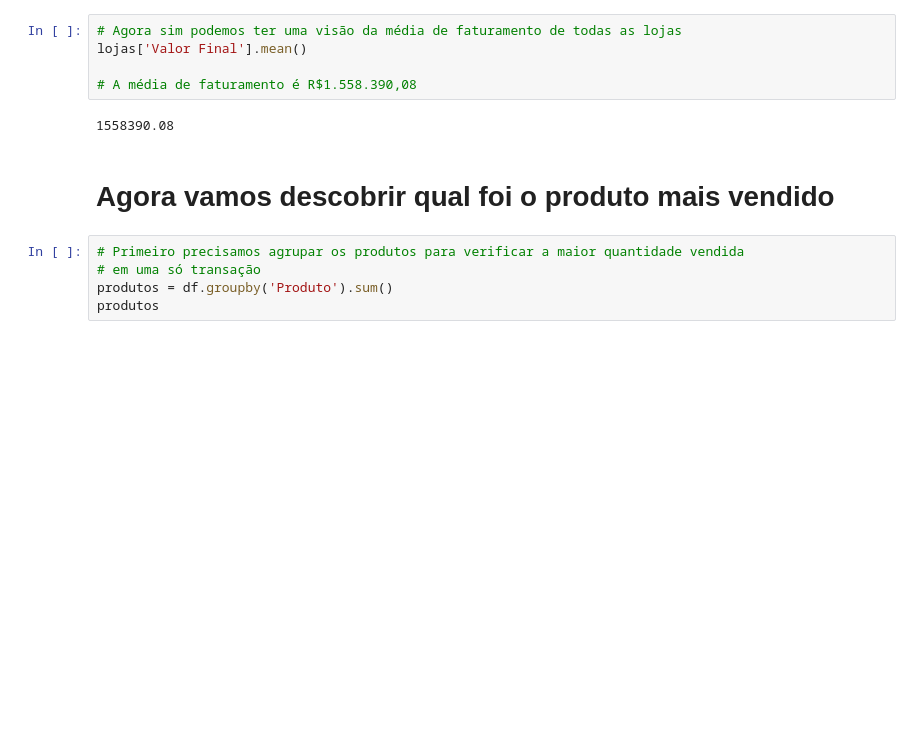
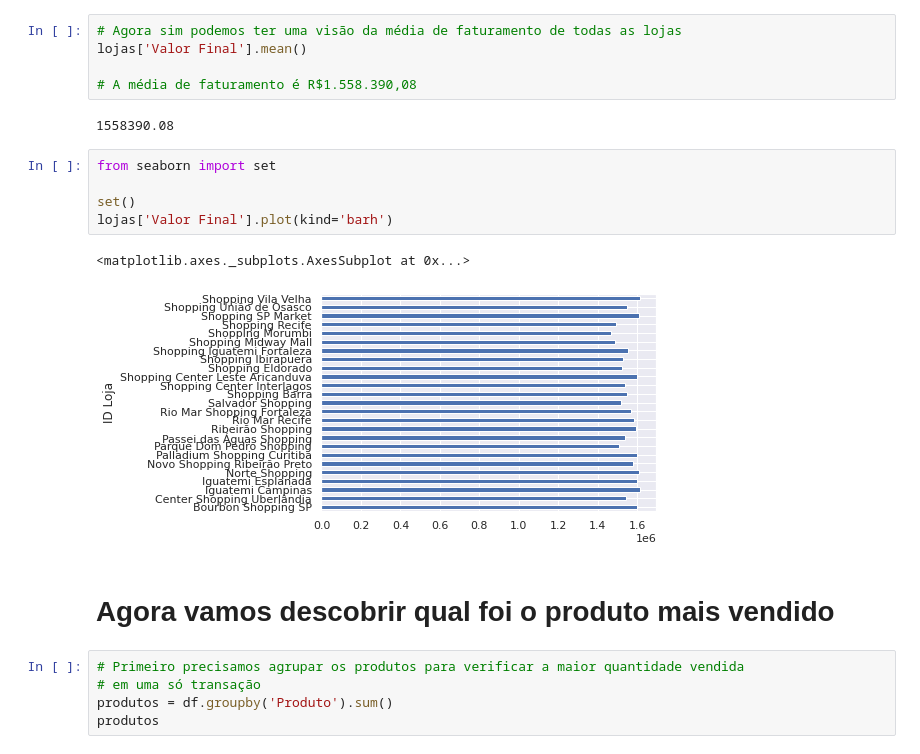
Before and after one commit to Faabry/Data_Analysis, a Jupyter notebook: Pandas_Análise_de_vendas.ipynb, the cells around one changed output. Saved outputs shown, nothing was run; the diff lists cells and outputs as text; blank space fills up the shorter version.

```diff
--- a/Pandas_Análise_de_vendas.ipynb
+++ b/Pandas_Análise_de_vendas.ipynb
@@ -85,6 +85,14 @@ lojas['Valor Final'].mean()
 # A média de faturamento é R$1.558.390,08
 # %% [output]
 1558390.08
+# %%
+from seaborn import set
+
+set()
+lojas['Valor Final'].plot(kind='barh')
+# %% [output]
+<matplotlib.axes._subplots.AxesSubplot at 0x...>
+[figure, added]
 # %% [markdown]
 # **Agora vamos descobrir qual foi o produto mais vendido**
 # %%
```
Also changed, not shown: parts of 1 cell of this notebook.
